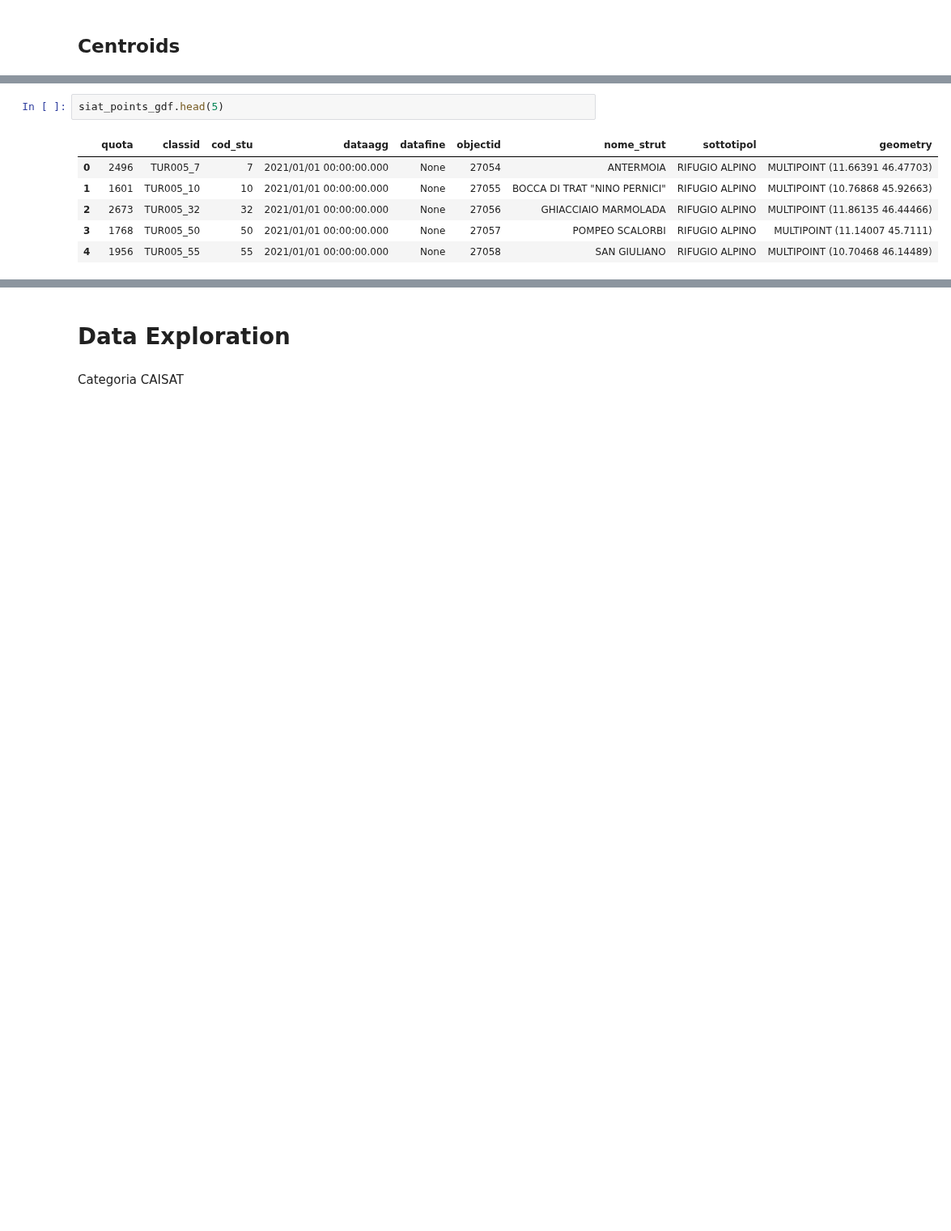
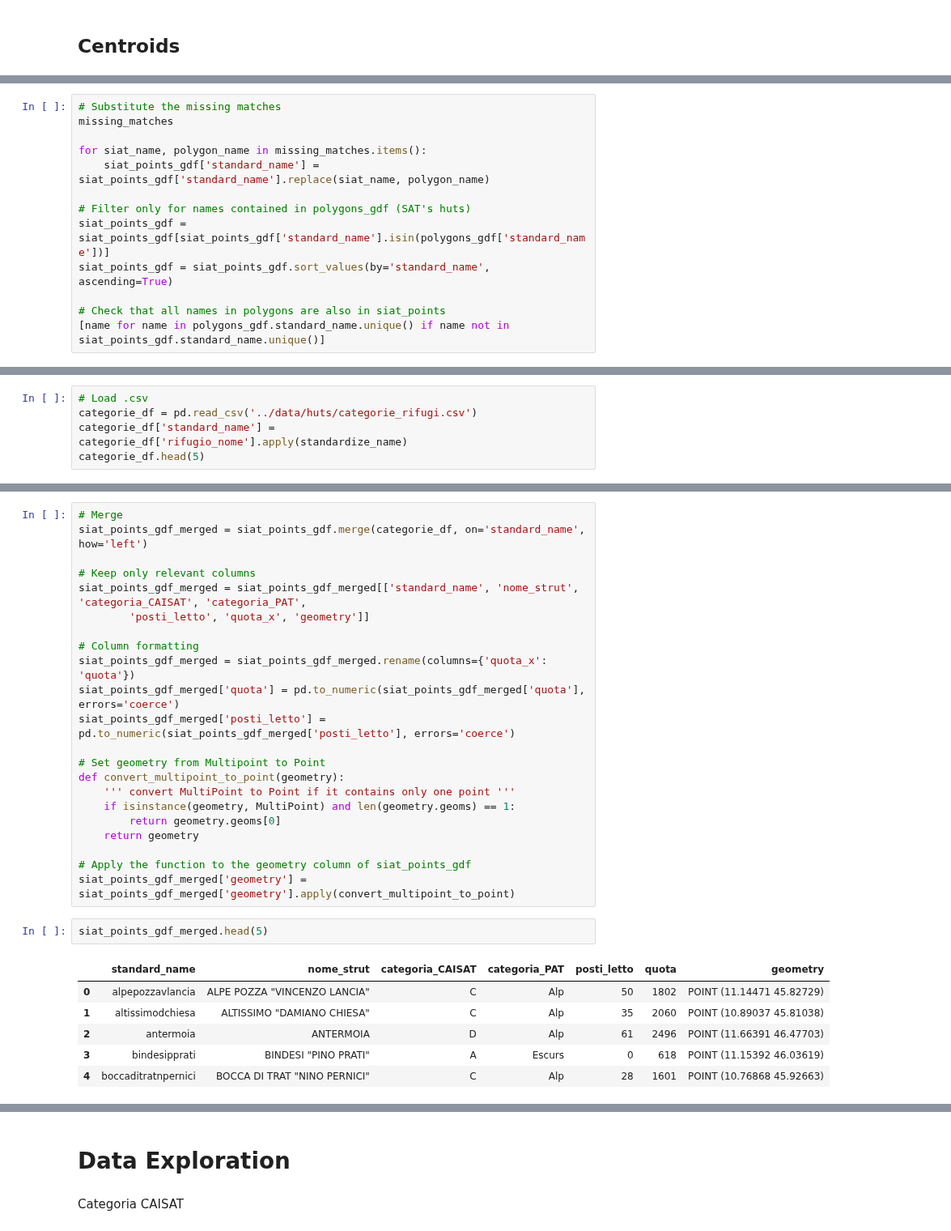
Before and after one commit to dclfbk/alpinehutsustainability, a Jupyter notebook: code/huts_download.ipynb, the cells around one changed output, grey strips where cells are left out. Shown at 81% size. Cells and saved outputs as stored; diff of their text form; blank space fills up the shorter version.

```diff
--- a/code/huts_download.ipynb
+++ b/code/huts_download.ipynb
@@ -217,0 +231,13 @@ siat_points_gdf = siat_points_gdf[siat_points_gdf['sottotipol'] != 'BIVACCO']
+# %%
+# Substitute the missing matches
+missing_matches
+
+for siat_name, polygon_name in missing_matches.items():
+    siat_points_gdf['standard_name'] = siat_points_gdf['standard_name'].replace(siat_name, polygon_name)
+
+# Filter only for names contained in polygons_gdf (SAT's huts)
+siat_points_gdf = siat_points_gdf[siat_points_gdf['standard_name'].isin(polygons_gdf['standard_name'])]
+siat_points_gdf = siat_points_gdf.sort_values(by='standard_name', ascending=True)
+
+# Check that all names in polygons are also in siat_points
+[name for name in polygons_gdf.standard_name.unique() if name not in siat_points_gdf.standard_name.unique()]
@@ -217,0 +247,5 @@ siat_points_gdf = siat_points_gdf[siat_points_gdf['sottotipol'] != 'BIVACCO']
+# %%
+# Load .csv
+categorie_df = pd.read_csv('../data/huts/categorie_rifugi.csv')
+categorie_df['standard_name'] = categorie_df['rifugio_nome'].apply(standardize_name)
+categorie_df.head(5)
@@ -218,9 +259,31 @@ siat_points_gdf = siat_points_gdf[siat_points_gdf['sottotipol'] != 'BIVACCO']
+# %%
+# Merge
+siat_points_gdf_merged = siat_points_gdf.merge(categorie_df, on='standard_name', how='left')
+
+# Keep only relevant columns
+siat_points_gdf_merged = siat_points_gdf_merged[['standard_name', 'nome_strut', 'categoria_CAISAT', 'categoria_PAT',
+        'posti_letto', 'quota_x', 'geometry']]
+
+# Column formatting
+siat_points_gdf_merged = siat_points_gdf_merged.rename(columns={'quota_x': 'quota'})
+siat_points_gdf_merged['quota'] = pd.to_numeric(siat_points_gdf_merged['quota'], errors='coerce')
+siat_points_gdf_merged['posti_letto'] = pd.to_numeric(siat_points_gdf_merged['posti_letto'], errors='coerce')
+
+# Set geometry from Multipoint to Point
+def convert_multipoint_to_point(geometry):
+    ''' convert MultiPoint to Point if it contains only one point '''
+    if isinstance(geometry, MultiPoint) and len(geometry.geoms) == 1:
+        return geometry.geoms[0]
+    return geometry
+
+# Apply the function to the geometry column of siat_points_gdf
+siat_points_gdf_merged['geometry'] = siat_points_gdf_merged['geometry'].apply(convert_multipoint_to_point)
 # %%
-siat_points_gdf.head(5)
+siat_points_gdf_merged.head(5)
 # %% [output]
-|  | quota | classid | cod_stu | dataagg | datafine | objectid | nome_strut | sottotipol | geometry |
-| 0 | 2496 | TUR005_7 | 7 | 2021/01/01 00:00:00.000 | None | 27054 | ANTERMOIA | RIFUGIO ALPINO | MULTIPOINT (11.66391 46.47703) |
-| 1 | 1601 | TUR005_10 | 10 | 2021/01/01 00:00:00.000 | None | 27055 | BOCCA DI TRAT "NINO PERNICI" | RIFUGIO ALPINO | MULTIPOINT (10.76868 45.92663) |
-| 2 | 2673 | TUR005_32 | 32 | 2021/01/01 00:00:00.000 | None | 27056 | GHIACCIAIO MARMOLADA | RIFUGIO ALPINO | MULTIPOINT (11.86135 46.44466) |
-| 3 | 1768 | TUR005_50 | 50 | 2021/01/01 00:00:00.000 | None | 27057 | POMPEO SCALORBI | RIFUGIO ALPINO | MULTIPOINT (11.14007 45.7111) |
-| 4 | 1956 | TUR005_55 | 55 | 2021/01/01 00:00:00.000 | None | 27058 | SAN GIULIANO | RIFUGIO ALPINO | MULTIPOINT (10.70468 46.14489) |
+|  | standard_name | nome_strut | categoria_CAISAT | categoria_PAT | posti_letto | quota | geometry |
+| 0 | alpepozzavlancia | ALPE POZZA "VINCENZO LANCIA" | C | Alp | 50 | 1802 | POINT (11.14471 45.82729) |
+| 1 | altissimodchiesa | ALTISSIMO "DAMIANO CHIESA" | C | Alp | 35 | 2060 | POINT (10.89037 45.81038) |
+| 2 | antermoia | ANTERMOIA | D | Alp | 61 | 2496 | POINT (11.66391 46.47703) |
+| 3 | bindesipprati | BINDESI "PINO PRATI" | A | Escurs | 0 | 618 | POINT (11.15392 46.03619) |
+| 4 | boccaditratnpernici | BOCCA DI TRAT "NINO PERNICI" | C | Alp | 28 | 1601 | POINT (10.76868 45.92663) |
```
Also changed, not shown: parts of 43 cells of this notebook, 12 other files.
